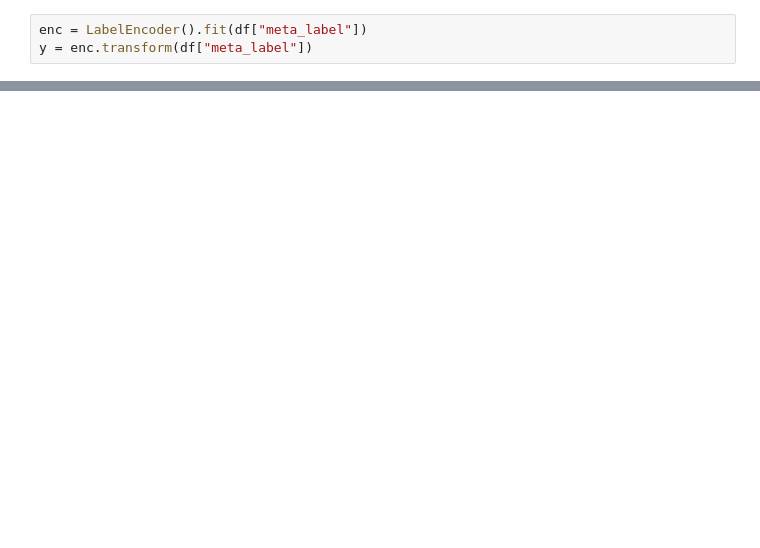
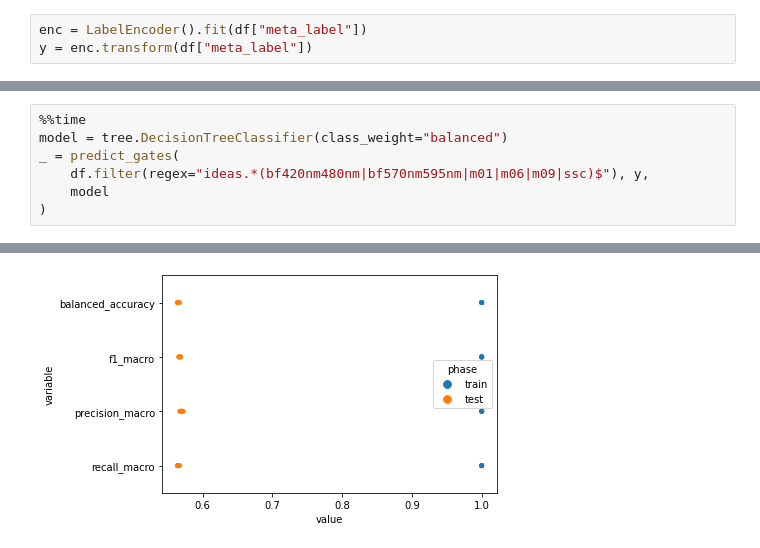
Before and after one commit to harel-coffee/SCIP-use-case-workflows-auto, a Jupyter notebook: notebooks/downstream_analysis/wbc_labelfree_classification.ipynb, the cells around one changed output, grey strips where cells are left out. Cells and saved outputs as stored; diff of their text form; blank space fills up the shorter version.

```diff
--- a/notebooks/downstream_analysis/wbc_labelfree_classification.ipynb
+++ b/notebooks/downstream_analysis/wbc_labelfree_classification.ipynb
@@ -104,0 +156,8 @@ Wall time: 5min 11s
+# %%
+%%time
+model = tree.DecisionTreeClassifier(class_weight="balanced")
+_ = predict_gates(
+    df.filter(regex="ideas.*(bf420nm480nm|bf570nm595nm|m01|m06|m09|ssc)$"), y,
+    model
+)
+# %% [output]
@@ -105,3 +166,4 @@ Wall time: 5min 11s
+[figure, added]
 # %%
 %%time
 model_xgb = make_pipeline(
```
Also changed, not shown: parts of 30 cells of this notebook.
